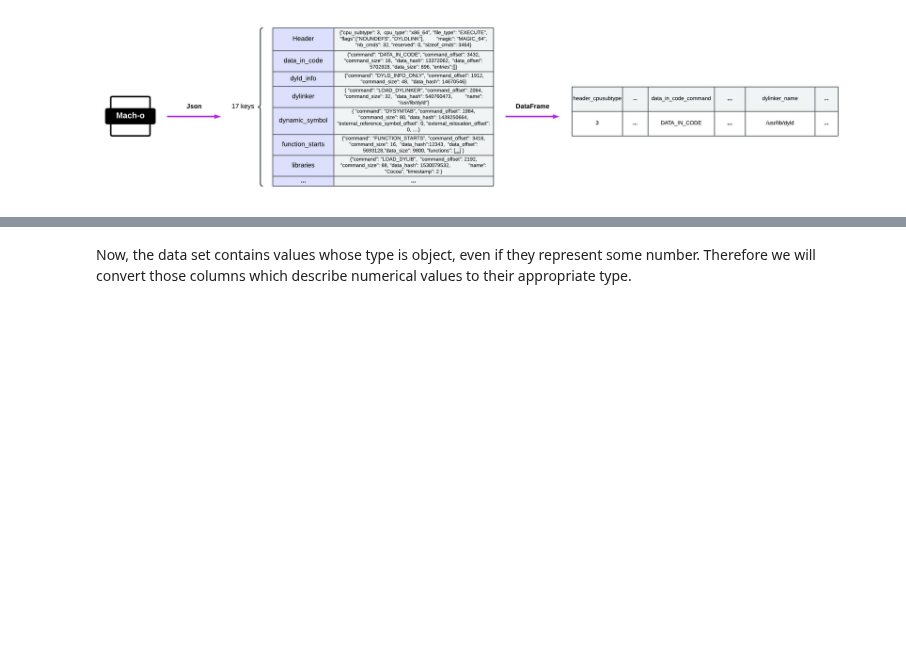
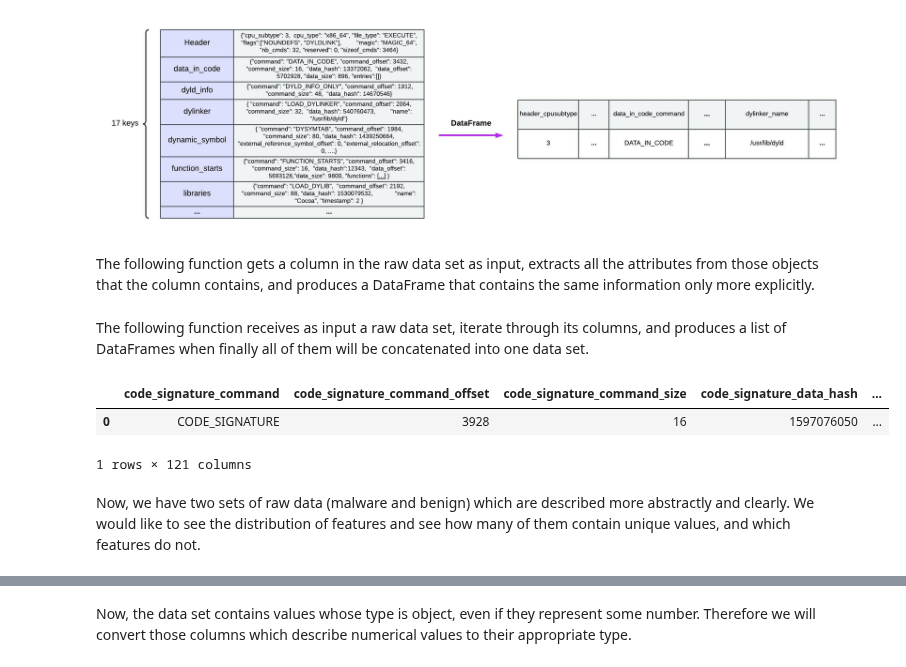
Before and after one commit to d0lev/API-Security-Detection, a Jupyter notebook: Preprocessing.ipynb, the cells around one changed output, grey strips where cells are left out. Cells and saved outputs as stored; diff of their text form; code cells hidden in the pictures; blank space fills up the shorter version.

```diff
--- a/Preprocessing.ipynb
+++ b/Preprocessing.ipynb
@@ -58,9 +52,0 @@ def delete_sparse_columns(raw_dataset):
-# %%
-delete_sparse_columns(raw_benign)
-delete_sparse_columns(raw_malware)
-
-# Since the two of the raw datasets have several different columns, we must ensure that they will have the same columns.
-same_columns = raw_benign.columns.intersection(raw_malware.columns).tolist()
-raw_benign = raw_benign[same_columns]
-raw_malware = raw_malware[same_columns]
-print(f'raw benign dataset shape : {raw_benign.shape} , raw malaware dataset shape : {raw_malware.shape}')
@@ -69,3 +64,5 @@ raw benign dataset shape : (101, 16) , raw malaware dataset shape : (106, 16)
 # %% [markdown]
-![PreprocessingSteps.jpeg](embedded-picture-1-old)
+![getRawFeatures.jpeg](embedded-picture-1-new)
+# %% [markdown]
+The following function gets a column in the raw data set as input, extracts all the attributes from those objects that the column contains, and produces a DataFrame that contains the same information only more explicitly.
 # %%
@@ -132,6 +129,8 @@ def extract_raw_features(raw_dataset , column):
     raw_features.columns = [column + "_" + col for col in raw_features.columns]
 
   return raw_features
+# %% [markdown]
+The following function receives as input a raw data set, iterate through its columns, and produces a list of DataFrames when finally all of them will be concatenated into one data set.
 # %%
 def get_extracted_features(raw_dataset) :
   extracted_features = []
@@ -155,0 +150,6 @@ malware_dataset['label'] = 1
+# %%
+benign_dataset.head(1)
+# %% [output]
+|  | code_signature_command | code_signature_command_offset | code_signature_command_size | code_signature_data_hash | ... |
+| 0 | CODE_SIGNATURE | 3928 | 16 | 1597076050 | ... |
+1 rows × 121 columns
@@ -156,3 +165,6 @@ malware_dataset['label'] = 1
+# %% [markdown]
+Now, we have two sets of raw data (malware and benign) which are described more abstractly and clearly.
+We would like to see the distribution of features and see how many of them contain unique values, and which features do not.
 # %%
 import numpy as np
 import plotly.express as px
```
Also changed, not shown: parts of 31 cells of this notebook.
